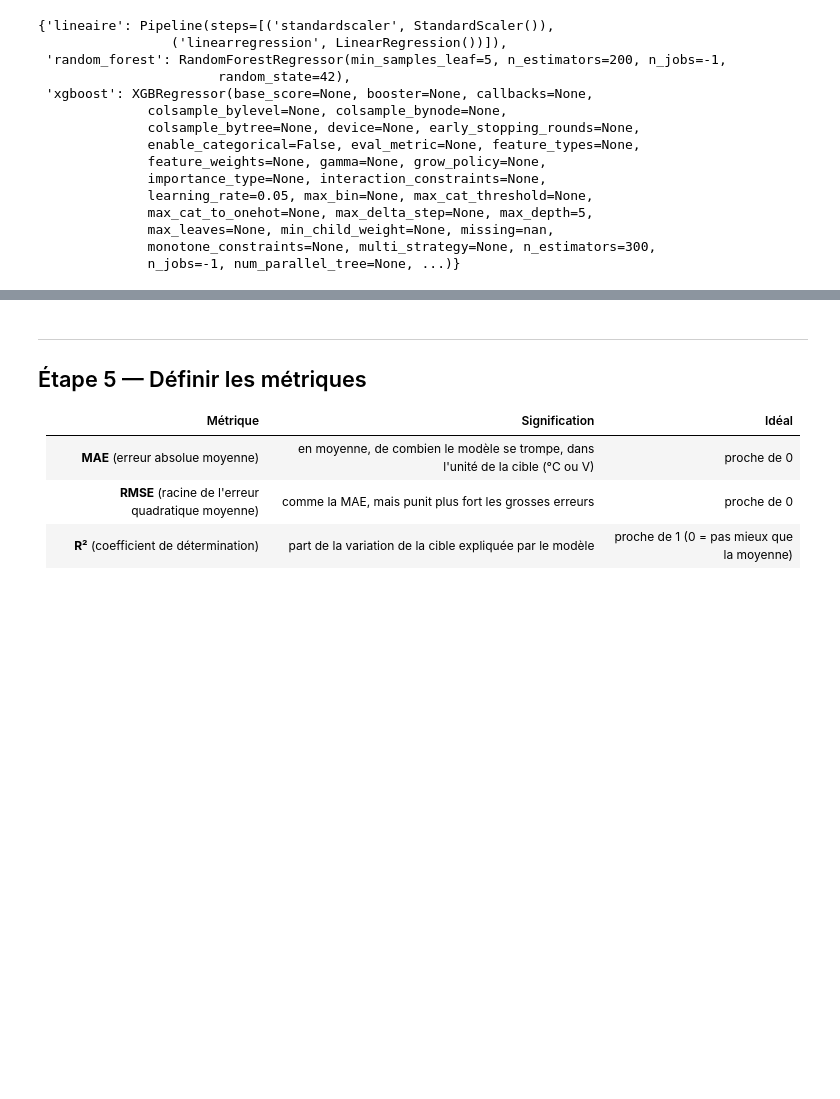
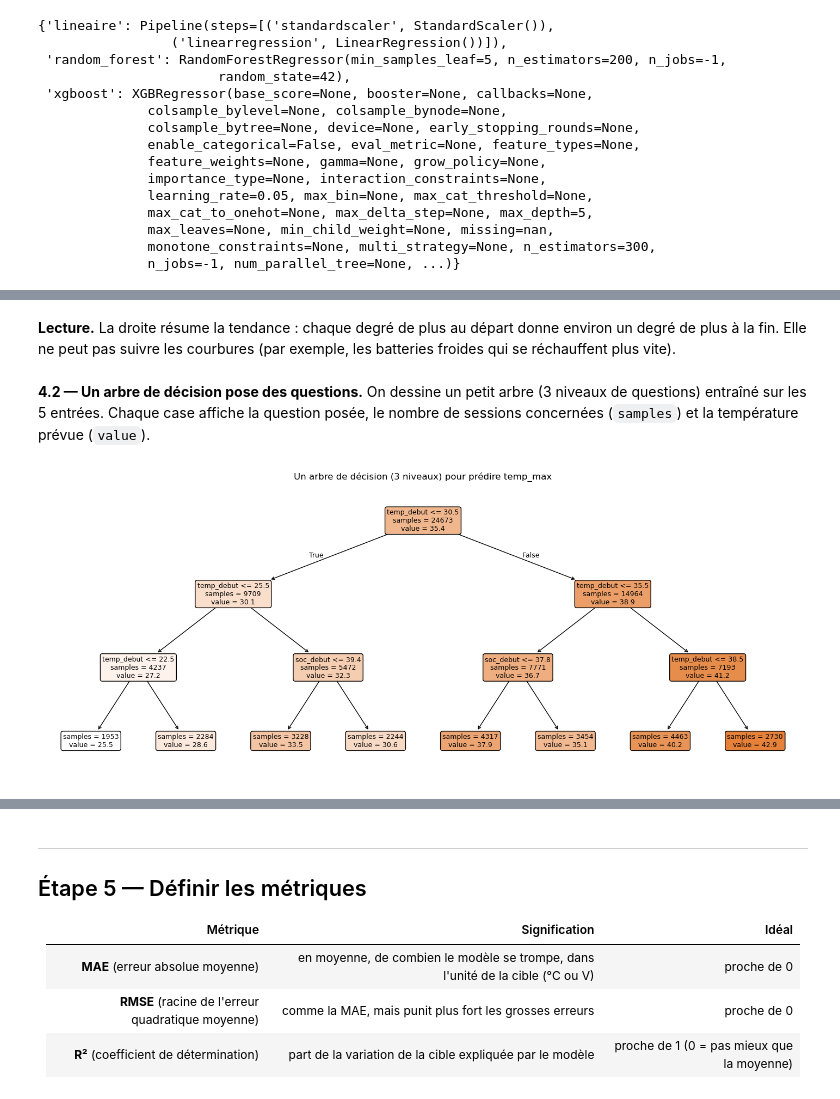
Before and after one commit to AMij0101982872/DETECTION-ANOMALIE-BATTERIE, a Jupyter notebook: notebooks/03_modele1_regression.ipynb, the cells around one changed output, grey strips where cells are left out. Drawn from its saved outputs; the diff is of its cells as text; code cells hidden in the pictures; blank space fills up the shorter version.

```diff
--- a/notebooks/03_modele1_regression.ipynb
+++ b/notebooks/03_modele1_regression.ipynb
@@ -238,0 +297,15 @@ creer_algorithmes()
+# %% [markdown]
+**Lecture.** La droite résume la tendance : chaque degré de plus au départ donne environ un degré de plus à la fin. Elle ne peut pas suivre les courbures (par exemple, les batteries froides qui se réchauffent plus vite).
+# %% [markdown]
+**4.2 — Un arbre de décision pose des questions.** On dessine un petit arbre (3 niveaux de questions) entraîné sur les 5 entrées. Chaque case affiche la question posée, le nombre de sessions concernées (`samples`) et la température prévue (`value`).
+# %%
+from sklearn.tree import DecisionTreeRegressor, plot_tree
+
+petit_arbre = DecisionTreeRegressor(max_depth=3, random_state=RANDOM_STATE).fit(train[FEATURES], train["temp_max"])
+plt.figure(figsize=(18, 7))
+plot_tree(petit_arbre, feature_names=FEATURES, filled=True, rounded=True, impurity=False, precision=1, fontsize=9)
+plt.title("Un arbre de décision (3 niveaux) pour prédire temp_max")
+plt.savefig(FIGURES_DIR / "regression_arbre.png", dpi=120, bbox_inches="tight")
+plt.show()
+# %% [output]
+[figure, added]
```
Also changed, not shown: parts of 20 cells of this notebook, 4 other files.
